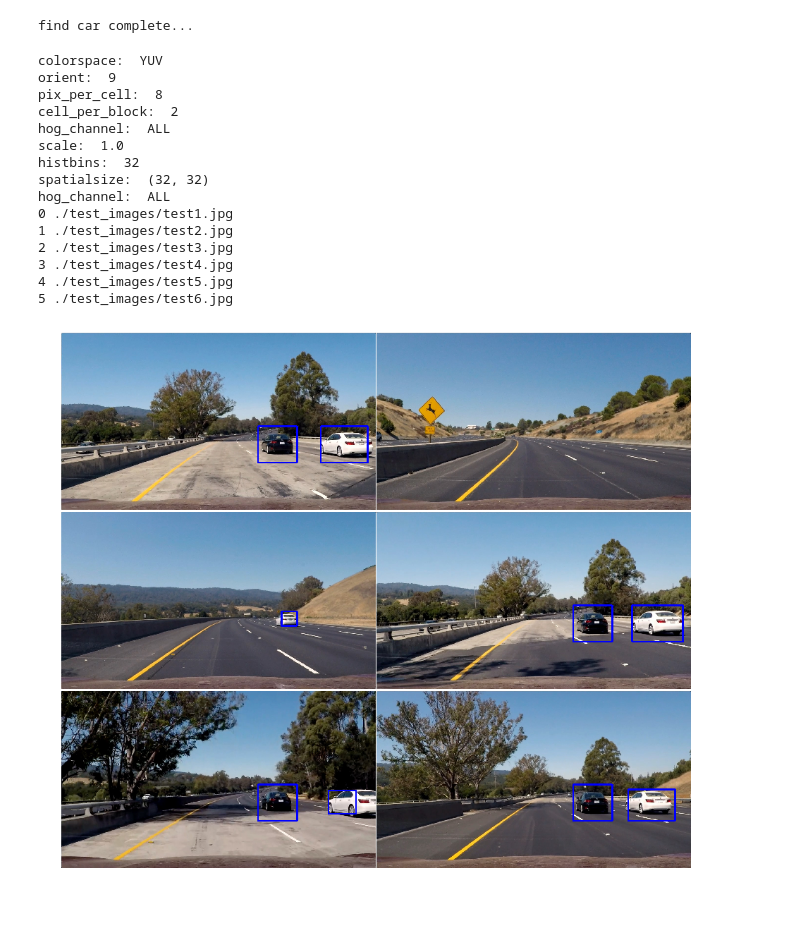
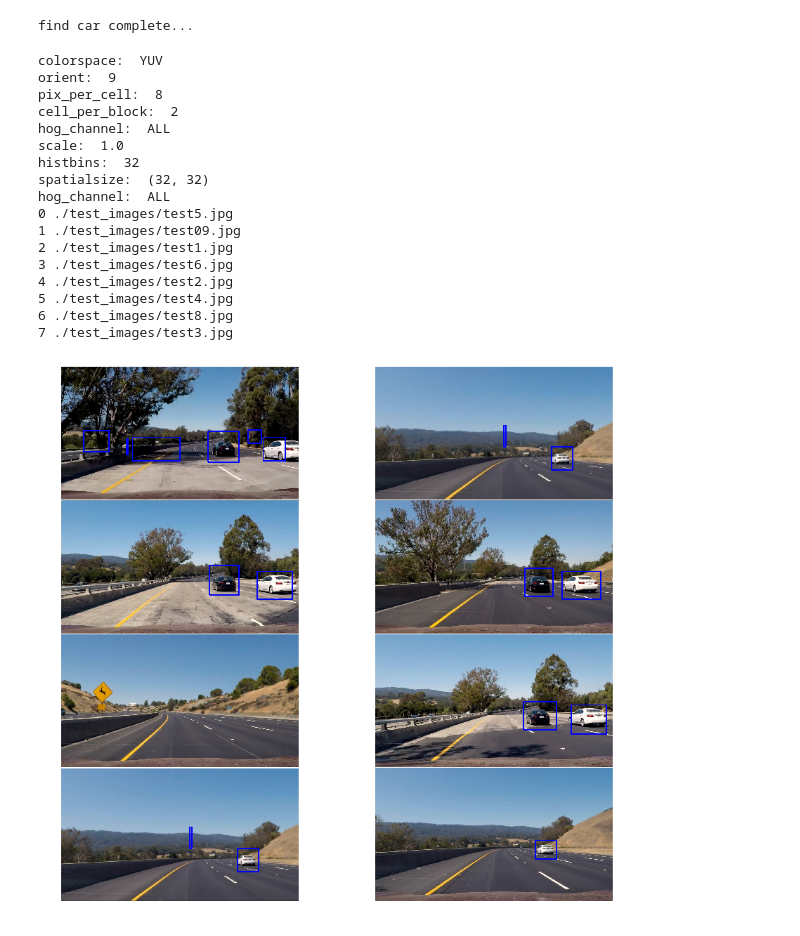
Before and after one commit to sonofram/CarND-Vehicle-Detection, a Jupyter notebook: vehicle_detect_yuv.ipynb, the cells around one changed output. Saved outputs shown, nothing was run; the diff lists cells and outputs as text; code cells hidden in the pictures.

```diff
--- a/vehicle_detect_yuv.ipynb
+++ b/vehicle_detect_yuv.ipynb
@@ -135,7 +135,7 @@ def single_img_features(img = None, color_space='RGB', spatial_size=(32, 32), \
 # %%
 ########################Functions for training##########################################
 veh_dir = ['./vehicles/GTI_Far','./vehicles/GTI_Left','./vehicles/GTI_MiddleClose','./vehicles/GTI_Right',
-           './vehicles/KITTI_extracted']
+           './vehicles/KITTI_extracted','./vehicles']
 non_veh_dir = ['./non-vehicles/GTI','./non-vehicles/Extras']
 
 img_ext = '.png'
@@ -398,15 +398,15 @@ def process_img(img,process_type='VIDEO'):
 
     heat = np.zeros_like(img[:,:,0]).astype(np.float)
 
-    y_start_end =[(380,480), \
-                 (400,480), \
-                 (380,580), \
-                 (400,580), \
-                 (380,680), \
-                 (400,680), \
-                 (380,680), \
-                 (400,680)]
-    scale_list = [1.0,1.0,1.5,2.0,2.5,3.5]
+    y_start_end =[(320,680), \
+                 #(350,680), \
+                 #(350,680), \
+                 #(350,680), \
+                 #(320,680), \
+                 #(320,680), \
+                 (320,680), \
+                 (320,680)]
+    scale_list = [1.5,1.8,2.0]#,2.5,3.5]
 
     for i in range(len(scale_list)):
         ystart = y_start_end[i][0]
@@ -452,7 +452,7 @@ def process_img(img,process_type='VIDEO'):
 
         for frame in det.prev_frames:
             heat = add_heat(heat, frame)
-            heat = apply_threshold(heat, 1 + len(det.prev_frames)//2) #Minimum threshold will be 1
+            heat = apply_threshold(heat, 1 + len(det.prev_frames)//3) #Minimum threshold will be 1
 
         labels   = label(heat)
         draw_img = draw_labeled_bboxes(np.copy(img), labels,xstart)
@@ -464,7 +464,7 @@ print("find car complete...")
 # %% [output]
 find car complete...
 # %%
-import matplotlib.image as mpimg
+#### import matplotlib.image as mpimg
 import matplotlib.pyplot as plt
 from scipy.ndimage.measurements import label
 %matplotlib inline
@@ -496,56 +496,61 @@ print("hog_channel: ",hog_channel)
 
 test_images = glob.glob('./test_images/test*.jpg')
 
-fig, axs = plt.subplots(3, 2, figsize=(16,14))
+fig, axs = plt.subplots(4,2, figsize=(16,14))
 fig.subplots_adjust(hspace = .004, wspace=.002)
 axs = axs.ravel()
 
-fig_w, axs_w = plt.subplots(3, 2, figsize=(16,14))
+fig_w, axs_w = plt.subplots(4, 2, figsize=(16,14))
 fig_w.subplots_adjust(hspace = .004, wspace=.002)
 axs_w = axs_w.ravel()
 
-fig_h, axs_h = plt.subplots(3, 2, figsize=(16,14))
+fig_h, axs_h = plt.subplots(4, 2, figsize=(16,14))
 fig_h.subplots_adjust(hspace = .004, wspace=.002)
 axs_h = axs_h.ravel()
 
-fig_l, axs_l = plt.subplots(3, 2, figsize=(16,14))
+fig_l, axs_l = plt.subplots(4, 2, figsize=(16,14))
 fig_l.subplots_adjust(hspace = .004, wspace=.002)
 axs_l = axs_l.ravel()
 
 for i, im in enumerate(test_images):
     print(i,im)
     draw_img,out_img,heatmap,labels =  process_img(mpimg.imread(im),'IMAGE')
+
     axs[i].imshow(draw_img)
     axs[i].axis('off')
+
 
     axs_w[i].imshow(out_img)
     axs_w[i].axis('off')
 
+    #axs_h[i].imshow(heatmap)
     axs_h[i].imshow(heatmap)
     axs_h[i].axis('off')
 
     axs_l[i].imshow(labels,cmap='gray')
     axs_l[i].axis('off')
 
 
 fig.savefig("./output_images/output_bboxes.png")
 fig_w.savefig("./output_images/sliding_windows.jpg")
 fig_l.savefig("./output_images/labels_map.png")
 fig_h.savefig("./output_images/bboxes_and_heat.png")
 # %% [output]
 colorspace:  YUV
 orient:  9
 pix_per_cell:  8
 cell_per_block:  2
 hog_channel:  ALL
 scale:  1.0
 histbins:  32
 spatialsize:  (32, 32)
 hog_channel:  ALL
-0 ./test_images/test1.jpg
-1 ./test_images/test2.jpg
-2 ./test_images/test3.jpg
-3 ./test_images/test4.jpg
-4 ./test_images/test5.jpg
-5 ./test_images/test6.jpg
+0 ./test_images/test5.jpg
+1 ./test_images/test09.jpg
+2 ./test_images/test1.jpg
+3 ./test_images/test6.jpg
+4 ./test_images/test2.jpg
+5 ./test_images/test4.jpg
+6 ./test_images/test8.jpg
+7 ./test_images/test3.jpg
-[figure, old version]
+[figure, new version]
```
Also changed, not shown: parts of 4 cells of this notebook, 9 other files.
